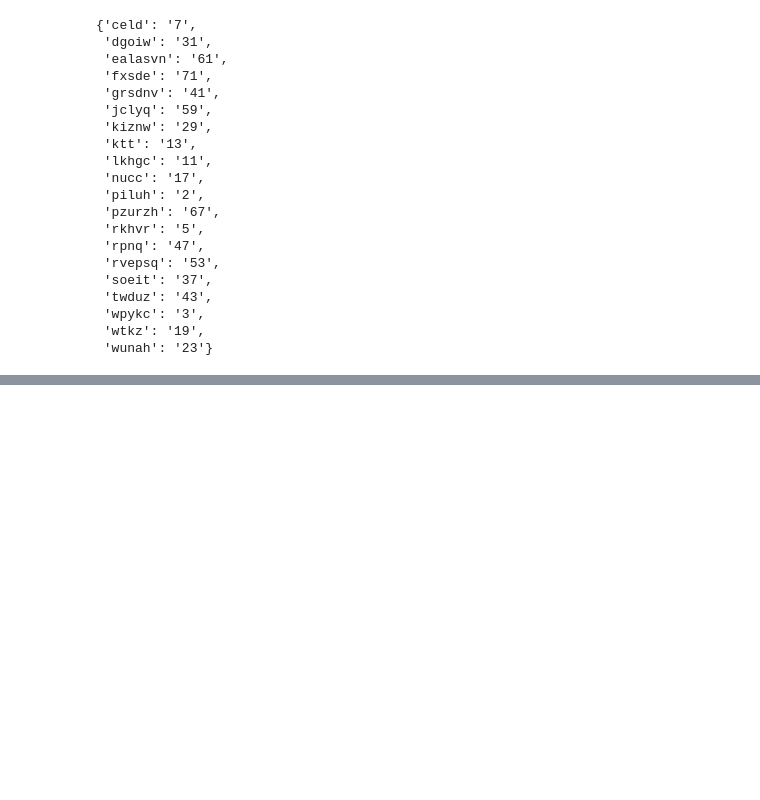
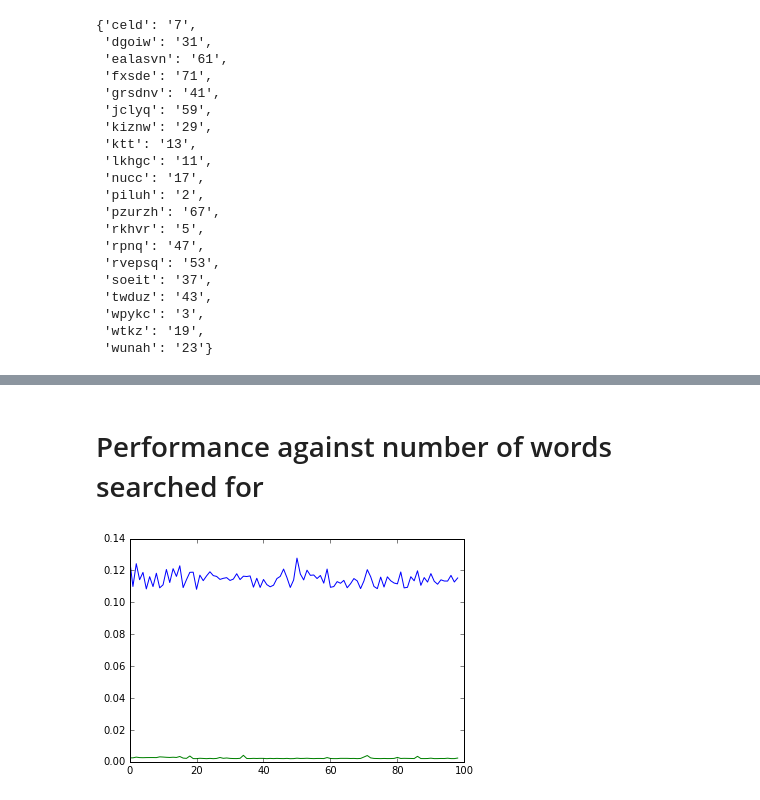
Before and after one commit to ZackAkil/Data-Science-Meetup-Predicting-Trolls, a Jupyter notebook: Text indexing by prime factorisation.ipynb, the cells around one changed output, grey strips where cells are left out. Drawn from its saved outputs; the diff is of its cells as text; code cells hidden in the pictures; blank space fills up the shorter version.

```diff
--- a/Text indexing by prime factorisation.ipynb
+++ b/Text indexing by prime factorisation.ipynb
@@ -173,0 +330,18 @@ print(str(end - start)+' seconds')
+# %% [markdown]
+# Performance against number of words searched for
+# %%
+stringCompTimings = []
+primeTimings = []
+for n in range(1,100):
+    randWords = pickRandomWordsFromDict(d,2,7,n)
+    [o,t] = timeFunction(numberOfMatches, c[:100000], randWords)
+    stringCompTimings.append(t)
+
+    [o,t] = timeFunction(findCommentsUsingPrimeFact, indxCom[:10000],indx, randWords)
+    primeTimings.append(t)
+plt.figure()
+plt.plot(stringCompTimings)
+plt.plot(primeTimings)
+plt.show()
+# %% [output]
+[figure, added]
```
Also changed, not shown: parts of 32 cells of this notebook.
